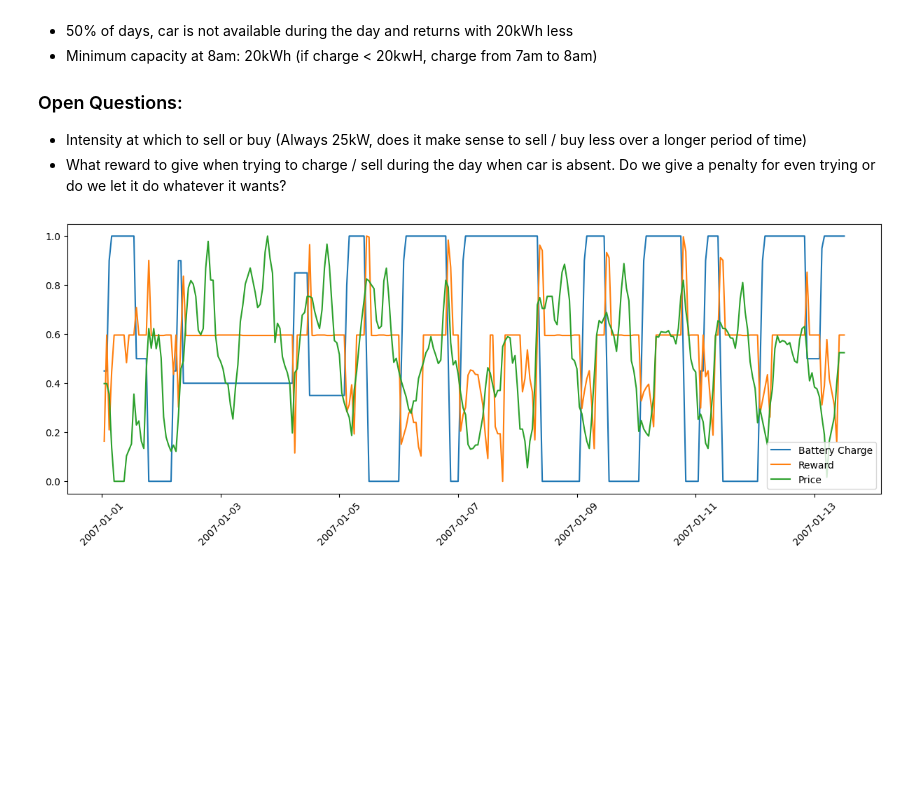
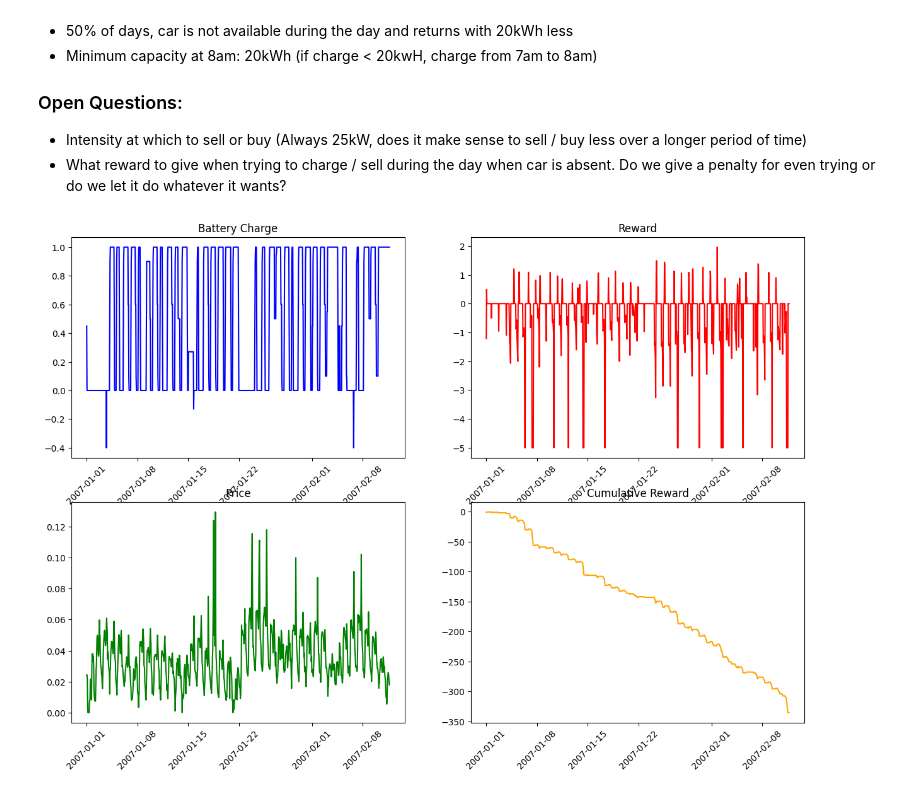
Before and after one commit to MaxFeucht/BatteryGrid, a Jupyter notebook: PRL.ipynb, the cells around one changed output. Cells and saved outputs as stored; diff of their text form; code cells hidden in the pictures; blank space fills up the shorter version.

```diff
--- a/PRL.ipynb
+++ b/PRL.ipynb
@@ -47,6 +47,7 @@ def elongate(df):
     df_long.rename(columns={"Hour": "price", "PRICES": "date"}, inplace = True)
     df_long['datetime'] = pd.to_datetime(df_long['date']) + pd.to_timedelta(df_long['hour'], unit='h')
     df_long.sort_values(['datetime'], ascending=[True], inplace=True)
+    df_long['price'] = df_long['price'].astype(float) / 1000 # Convert price per MWh to price per KWh
     return df_long
 
 train = elongate(pd.read_excel('data/train.xlsx'))
@@ -54,8 +55,6 @@ val = elongate(pd.read_excel('data/validate.xlsx'))
 # %%
 import gym_env
 env = gym.make('gym_env/BatteryGrid-v0')
-
-env.set_data(train)
 # %%
 class PriceIteration():
 
@@ -147,6 +209,6 @@ class PriceIteration():
 # %%
 iterator = PriceIteration(train, env)
-iterator.iterate(iterations = 300)
-iterator.plot(cum = False)
+iterator.rule_iteration(iterations = 1000)
+iterator.plot_single(normalize=False)#
 # %% [output]
-[figure, old version]
+[figure, new version]
```
Also changed, not shown: parts of 15 cells of this notebook, 4 other files.
